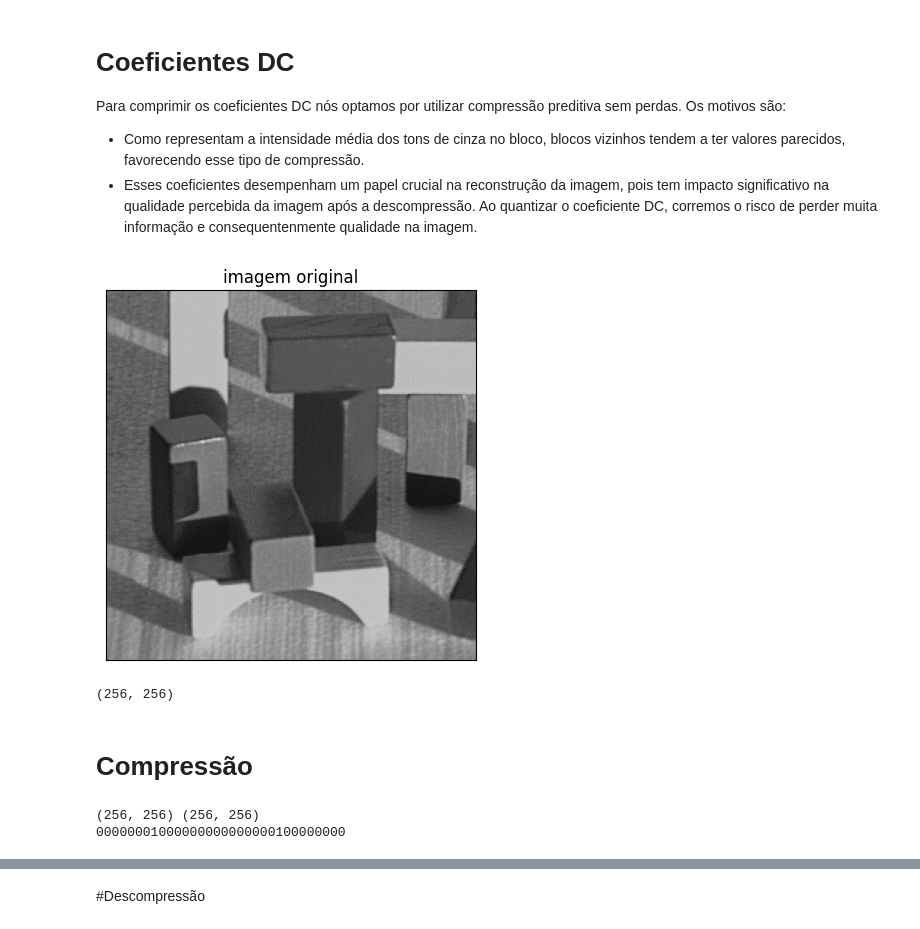
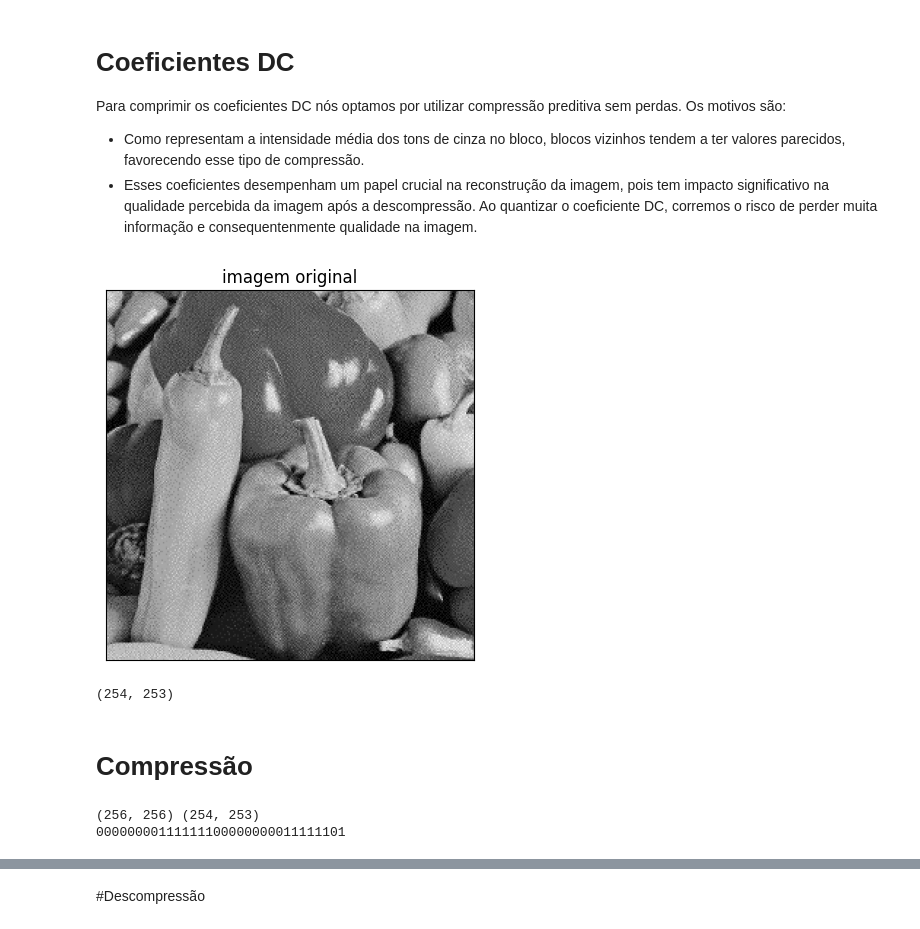
Before and after one commit to guilherme13c/TP-ICV, a Jupyter notebook: TP1.ipynb, the cells around one changed output, grey strips where cells are left out. Saved outputs shown, nothing was run; the diff lists cells and outputs as text; code cells hidden in the pictures.

```diff
--- a/TP1.ipynb
+++ b/TP1.ipynb
@@ -459,19 +432,19 @@ def AC_encoding(array):
 # %%
 %matplotlib inline
 
-input_file = "blocks.pgm"
+input_file = "/fruit.pgm"
 img = cv2.imread(input_file, cv2.IMREAD_GRAYSCALE)
 img = img.astype(float)
 plt.imshow(img, cmap='gray', clim=(0, 256))
 plt.title('imagem original')
 plt.xticks([])
 plt.yticks([])
 plt.show()
 org_size = img.shape
 print(org_size)
 # %% [output]
-[figure, old version]
+[figure, new version]
-(256, 256)
+(254, 253)
 # %% [markdown]
 # Compressão
 # %%
@@ -487,8 +460,8 @@ size = filled_img.shape
 print(size, org_size)
 print(bitstring)
 # %% [output]
-(256, 256) (256, 256)
-00000001000000000000000100000000
+(256, 256) (254, 253)
+00000000111111100000000011111101
 # %%
 
 np.set_printoptions(precision=2)
```
Also changed, not shown: parts of 11 cells of this notebook.
